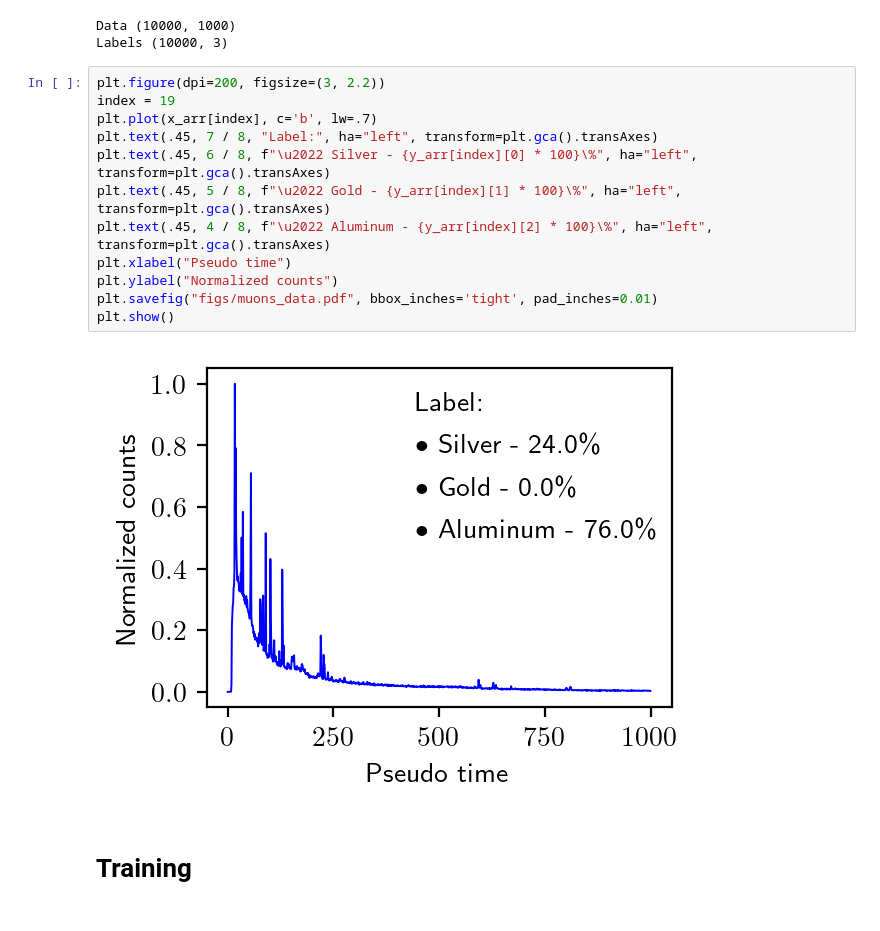
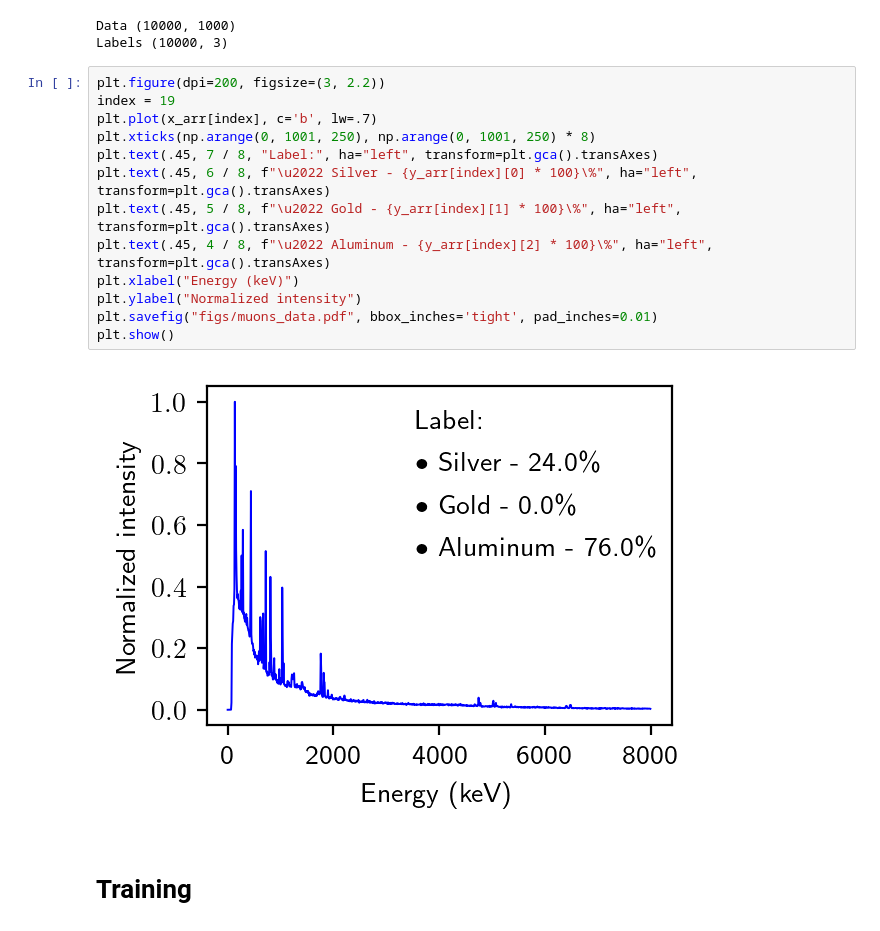
Before and after one commit to kuangdai/mlp_kgi, a Jupyter notebook: 04_muons.ipynb, the cells around one changed output. Saved outputs shown, nothing was run; the diff lists cells and outputs as text.

```diff
--- a/04_muons.ipynb
+++ b/04_muons.ipynb
@@ -88,17 +88,18 @@ Labels (10000, 3)
 # %%
 plt.figure(dpi=200, figsize=(3, 2.2))
 index = 19
 plt.plot(x_arr[index], c='b', lw=.7)
+plt.xticks(np.arange(0, 1001, 250), np.arange(0, 1001, 250) * 8)
 plt.text(.45, 7 / 8, "Label:", ha="left", transform=plt.gca().transAxes)
 plt.text(.45, 6 / 8, f"\u2022 Silver - {y_arr[index][0] * 100}\%", ha="left", transform=plt.gca().transAxes)
 plt.text(.45, 5 / 8, f"\u2022 Gold - {y_arr[index][1] * 100}\%", ha="left", transform=plt.gca().transAxes)
 plt.text(.45, 4 / 8, f"\u2022 Aluminum - {y_arr[index][2] * 100}\%", ha="left", transform=plt.gca().transAxes)
-plt.xlabel("Pseudo time")
-plt.ylabel("Normalized counts")
+plt.xlabel("Energy (keV)")
+plt.ylabel("Normalized intensity")
 plt.savefig("figs/muons_data.pdf", bbox_inches='tight', pad_inches=0.01)
 plt.show()
 # %% [output]
-[figure, old version]
+[figure, new version]
 # %% [markdown]
 # Training
 # %%
```
Also changed, not shown: 1 other file.
